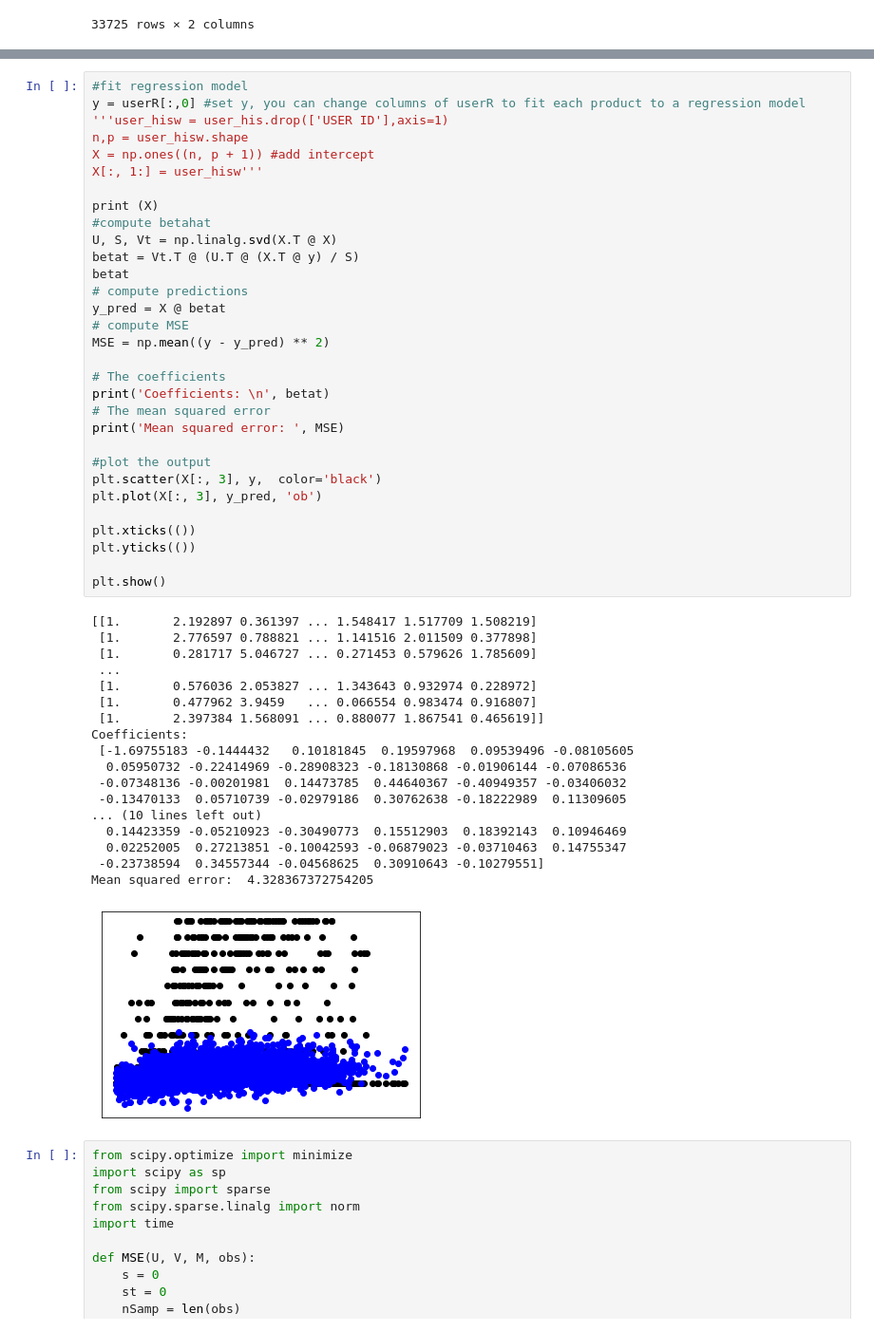
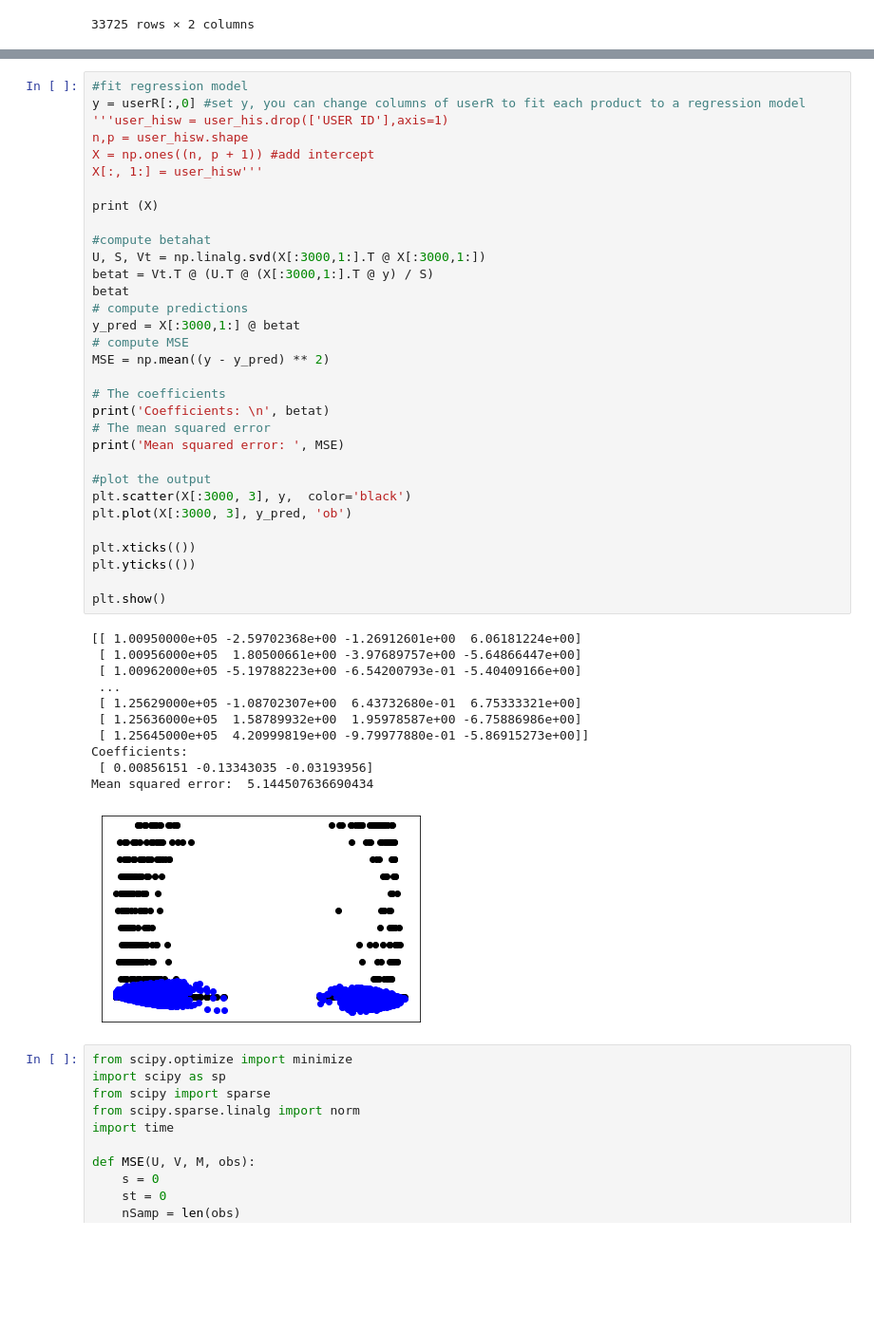
Before and after one commit to JacquelineZhou53/Group_Final_Project, a Jupyter notebook: project_report_combined.ipynb, the cells around one changed output, grey strips where cells are left out. Shown: that part at 95% size. Cells and saved outputs as stored; diff of their text form; blank space fills up the shorter version.

```diff
--- a/project_report_combined.ipynb
+++ b/project_report_combined.ipynb
@@ -361,53 +350,47 @@ print (X)
 # %%
 #fit regression model
 y = userR[:,0] #set y, you can change columns of userR to fit each product to a regression model
 '''user_hisw = user_his.drop(['USER ID'],axis=1)
 n,p = user_hisw.shape
 X = np.ones((n, p + 1)) #add intercept
 X[:, 1:] = user_hisw'''
 
 print (X)
+
 #compute betahat
-U, S, Vt = np.linalg.svd(X.T @ X)
-betat = Vt.T @ (U.T @ (X.T @ y) / S)
+U, S, Vt = np.linalg.svd(X[:3000,1:].T @ X[:3000,1:])
+betat = Vt.T @ (U.T @ (X[:3000,1:].T @ y) / S)
 betat
 # compute predictions
-y_pred = X @ betat
+y_pred = X[:3000,1:] @ betat
 # compute MSE
 MSE = np.mean((y - y_pred) ** 2)
 
 # The coefficients
 print('Coefficients: \n', betat)
 # The mean squared error
 print('Mean squared error: ', MSE)
 
 #plot the output
-plt.scatter(X[:, 3], y,  color='black')
-plt.plot(X[:, 3], y_pred, 'ob')
+plt.scatter(X[:3000, 3], y,  color='black')
+plt.plot(X[:3000, 3], y_pred, 'ob')
 
 plt.xticks(())
 plt.yticks(())
 
 plt.show()
 # %% [output]
-[[1.       2.192897 0.361397 ... 1.548417 1.517709 1.508219]
- [1.       2.776597 0.788821 ... 1.141516 2.011509 0.377898]
- [1.       0.281717 5.046727 ... 0.271453 0.579626 1.785609]
+[[ 1.00950000e+05 -2.59702368e+00 -1.26912601e+00  6.06181224e+00]
+ [ 1.00956000e+05  1.80500661e+00 -3.97689757e+00 -5.64866447e+00]
+ [ 1.00962000e+05 -5.19788223e+00 -6.54200793e-01 -5.40409166e+00]
  ...
- [1.       0.576036 2.053827 ... 1.343643 0.932974 0.228972]
- [1.       0.477962 3.9459   ... 0.066554 0.983474 0.916807]
- [1.       2.397384 1.568091 ... 0.880077 1.867541 0.465619]]
+ [ 1.25629000e+05 -1.08702307e+00  6.43732680e-01  6.75333321e+00]
+ [ 1.25636000e+05  1.58789932e+00  1.95978587e+00 -6.75886986e+00]
+ [ 1.25645000e+05  4.20999819e+00 -9.79977880e-01 -5.86915273e+00]]
 Coefficients:
- [-1.69755183 -0.1444432   0.10181845  0.19597968  0.09539496 -0.08105605
-  0.05950732 -0.22414969 -0.28908323 -0.18130868 -0.01906144 -0.07086536
- -0.07348136 -0.00201981  0.14473785  0.44640367 -0.40949357 -0.03406032
- -0.13470133  0.05710739 -0.02979186  0.30762638 -0.18222989  0.11309605
-... (10 lines left out)
-  0.14423359 -0.05210923 -0.30490773  0.15512903  0.18392143  0.10946469
-  0.02252005  0.27213851 -0.10042593 -0.06879023 -0.03710463  0.14755347
- -0.23738594  0.34557344 -0.04568625  0.30910643 -0.10279551]
-Mean squared error:  4.328367372754205
+ [ 0.00856151 -0.13343035 -0.03193956]
+Mean squared error:  5.144507636690434
-[figure, old version]
+[figure, new version]
 # %%
 from scipy.optimize import minimize
 import scipy as sp
```
Also changed, not shown: parts of 12 cells of this notebook.
